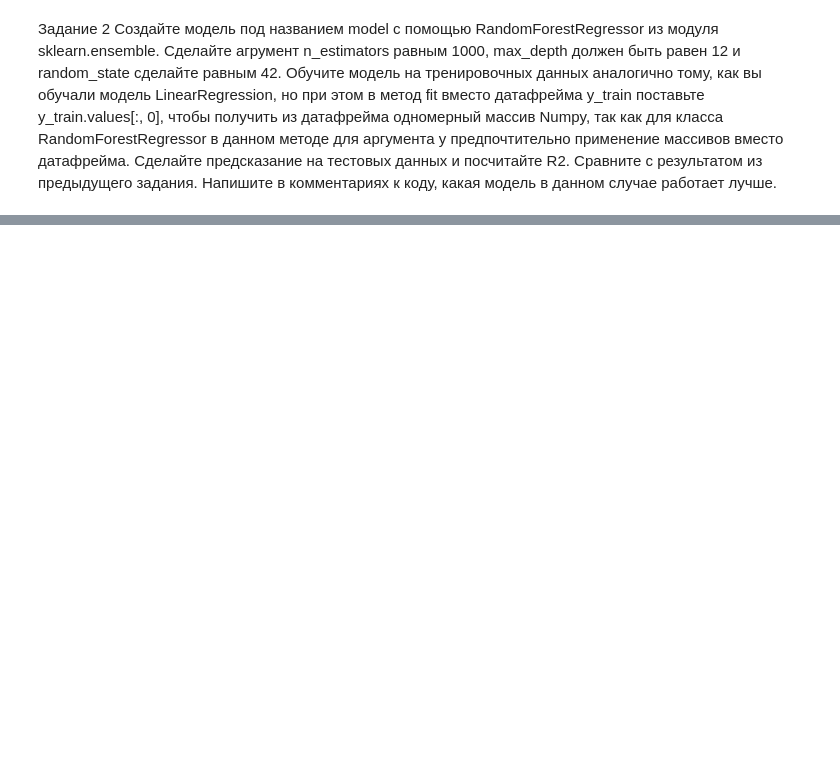
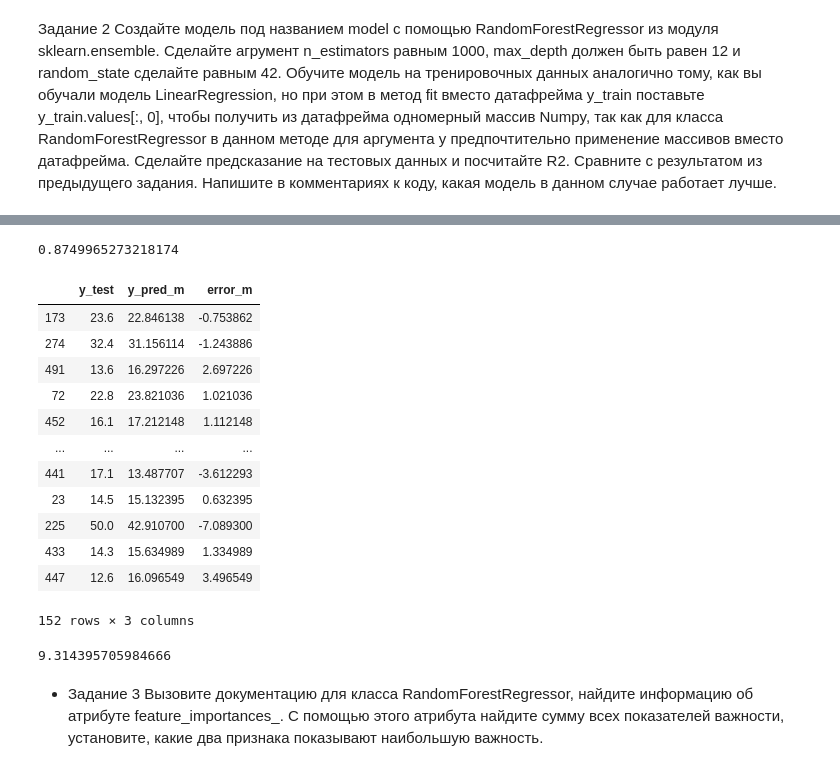
Before and after one commit to gera09/Numpy_Matplotlib_Scikit-learn, a Jupyter notebook: lesson_3_learning_with_teacher.ipynb, the cells around one changed output, grey strips where cells are left out. Drawn from its saved outputs; the diff is of its cells as text; code cells hidden in the pictures; blank space fills up the shorter version.

```diff
--- a/lesson_3_learning_with_teacher.ipynb
+++ b/lesson_3_learning_with_teacher.ipynb
@@ -237,3 +223,9 @@ max_depth должен быть равен 12 и random_state сделайте
 так как для класса RandomForestRegressor в данном методе для аргумента y предпочтительно применение массивов вместо датафрейма.
 Сделайте предсказание на тестовых данных и посчитайте R2. Сравните с результатом из предыдущего задания.
 Напишите в комментариях к коду, какая модель в данном случае работает лучше.
+# %%
+from sklearn.ensemble import RandomForestRegressor
+model = RandomForestRegressor(n_estimators = 1000, random_state = 42,max_depth=12)
+# Можно пояснить подробно, что такое random_state?
+# %%
+model.fit(x_train, y_train.values[:, 0])
@@ -239,0 +240,37 @@ max_depth должен быть равен 12 и random_state сделайте
+# %%
+y_pred_m=model.predict(x_test)
+check_test=pd.DataFrame({'y_test':y_test['price'],
+                        'y_pred_m':y_pred_m.flatten()},
+                       columns=['y_test','y_pred_m'])
+r2_score(y_test,y_pred_m)
+# %% [output]
+0.8749965273218174
+# %%
+check_test['error_m']=check_test['y_pred_m']-check_test['y_test']
+check_test
+# %% [output]
+|  | y_test | y_pred_m | error_m |
+| 173 | 23.6 | 22.846138 | -0.753862 |
+| 274 | 32.4 | 31.156114 | -1.243886 |
+| 491 | 13.6 | 16.297226 | 2.697226 |
+| 72 | 22.8 | 23.821036 | 1.021036 |
+| 452 | 16.1 | 17.212148 | 1.112148 |
+| ... | ... | ... | ... |
+| 441 | 17.1 | 13.487707 | -3.612293 |
+| 23 | 14.5 | 15.132395 | 0.632395 |
+| 225 | 50.0 | 42.910700 | -7.089300 |
+| 433 | 14.3 | 15.634989 | 1.334989 |
+| 447 | 12.6 | 16.096549 | 3.496549 |
+152 rows × 3 columns
+# %%
+initial_mse = (check_test['error_m']**2).mean()
+initial_mse
+# no comment! Here the error is much smaller!
+# %% [output]
+9.314395705984666
+# %% [markdown]
+* Задание 3
+Вызовите документацию для класса RandomForestRegressor,
+найдите информацию об атрибуте feature_importances_.
+С помощью этого атрибута найдите сумму всех показателей важности,
+установите, какие два признака показывают наибольшую важность.
```
Also changed, not shown: parts of 9 cells of this notebook.
